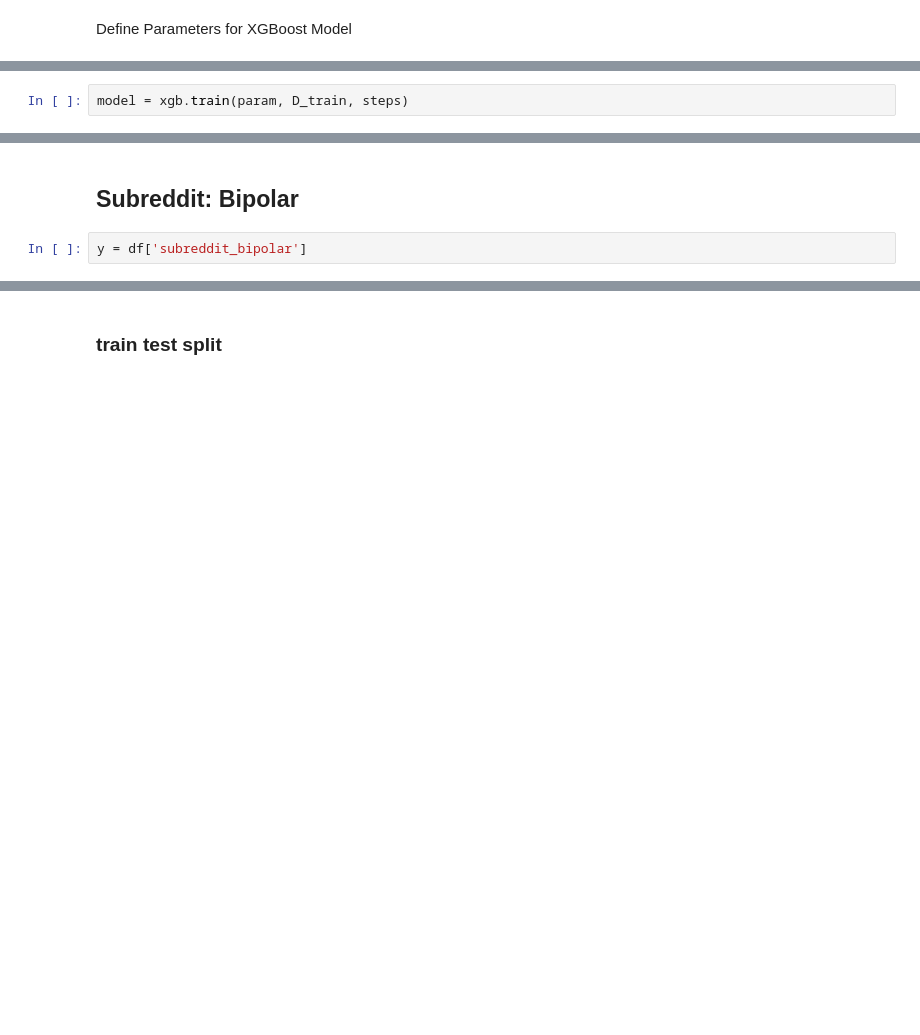
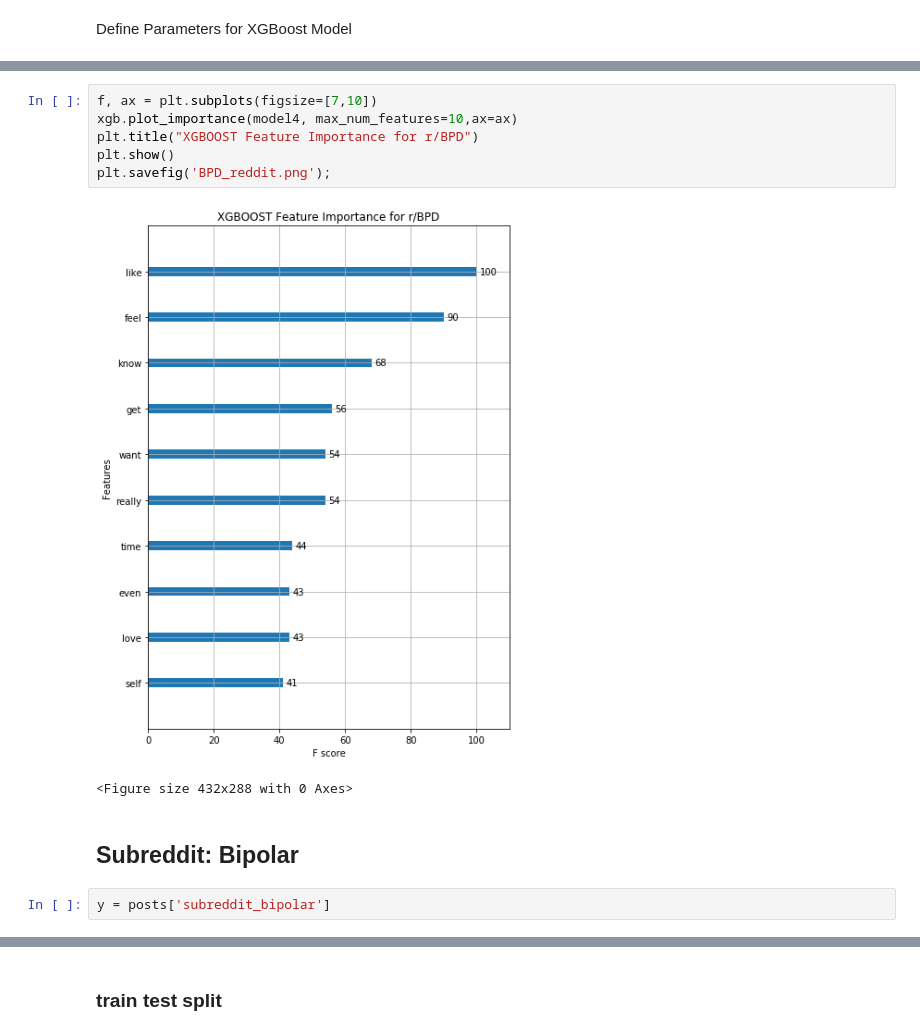
Before and after one commit to eileenhartnett/NLP-DeepLearning-Reddit-Project, a Jupyter notebook: notebooks/step4-model-xgboost-classifier.ipynb, the cells around one changed output, grey strips where cells are left out. Cells and saved outputs as stored; diff of their text form; blank space fills up the shorter version.

```diff
--- a/notebooks/step4-model-xgboost-classifier.ipynb
+++ b/notebooks/step4-model-xgboost-classifier.ipynb
@@ -362,2 +428,0 @@ steps = 10  # The number of training iterations
-# %%
-model = xgb.train(param, D_train, steps)
@@ -375,6 +486,15 @@ print("Accuracy = {}".format(accuracy_score(y_test, best_preds)))
+# %%
+f, ax = plt.subplots(figsize=[7,10])
+xgb.plot_importance(model4, max_num_features=10,ax=ax)
+plt.title("XGBOOST Feature Importance for r/BPD")
+plt.show()
+plt.savefig('BPD_reddit.png');
+# %% [output]
+[figure, added]
+<Figure size 432x288 with 0 Axes>
 # %% [markdown]
 ## Subreddit: Bipolar
 # %%
-y = df['subreddit_bipolar']
+y = posts['subreddit_bipolar']
 # %%
 y.shape
```
Also changed, not shown: parts of 100 cells of this notebook, 2 other files.
